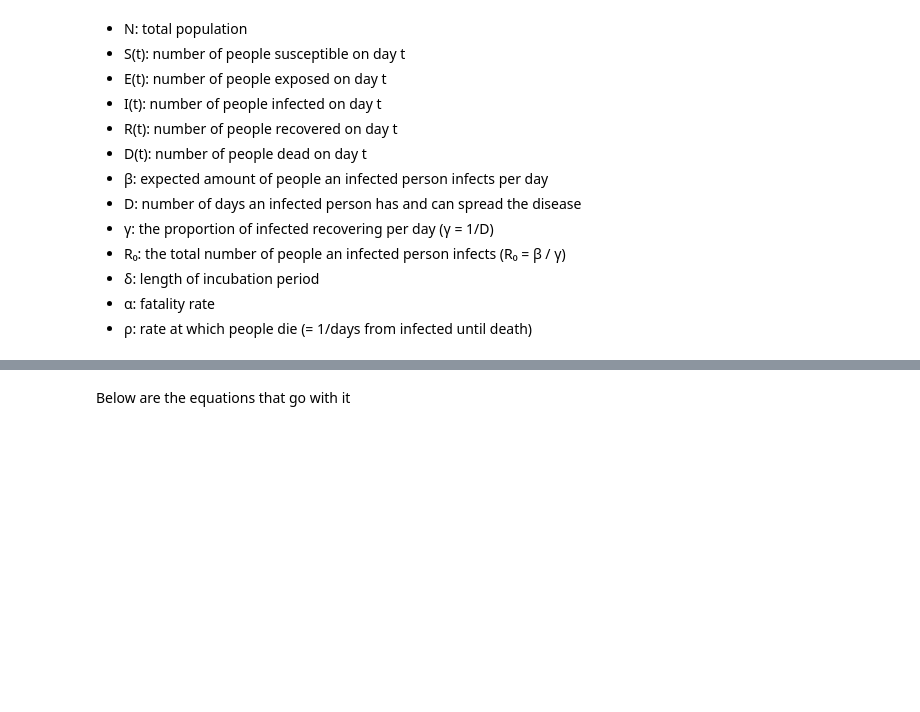
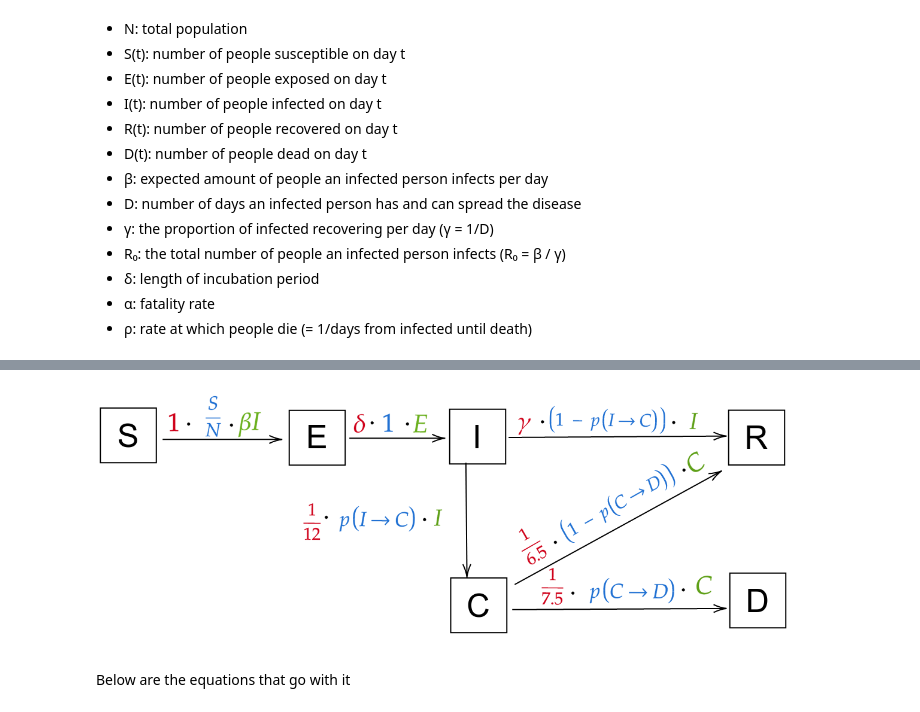
Before and after one commit to swapnanilsharma/Covid19-India-Finding-Insight, a Jupyter notebook: Covid19-India-finding-insight.ipynb, the cells around one changed output, grey strips where cells are left out. Saved outputs shown, nothing was run; the diff lists cells and outputs as text; code cells hidden in the pictures; blank space fills up the shorter version.

```diff
--- a/Covid19-India-finding-insight.ipynb
+++ b/Covid19-India-finding-insight.ipynb
@@ -204,2 +202,7 @@ In Data Science terminology, these are some handcrafted features we are building
+# %%
+ROOT_DIR = "D:/New folder/Covid19-India-finding-insight/data"
+Image(filename=os.path.join(ROOT_DIR, "relations.png"))
+# %% [output]
+[figure, added]
 # %% [markdown]
 Below are the equations that go with it
```
Also changed, not shown: parts of 4 cells of this notebook.
